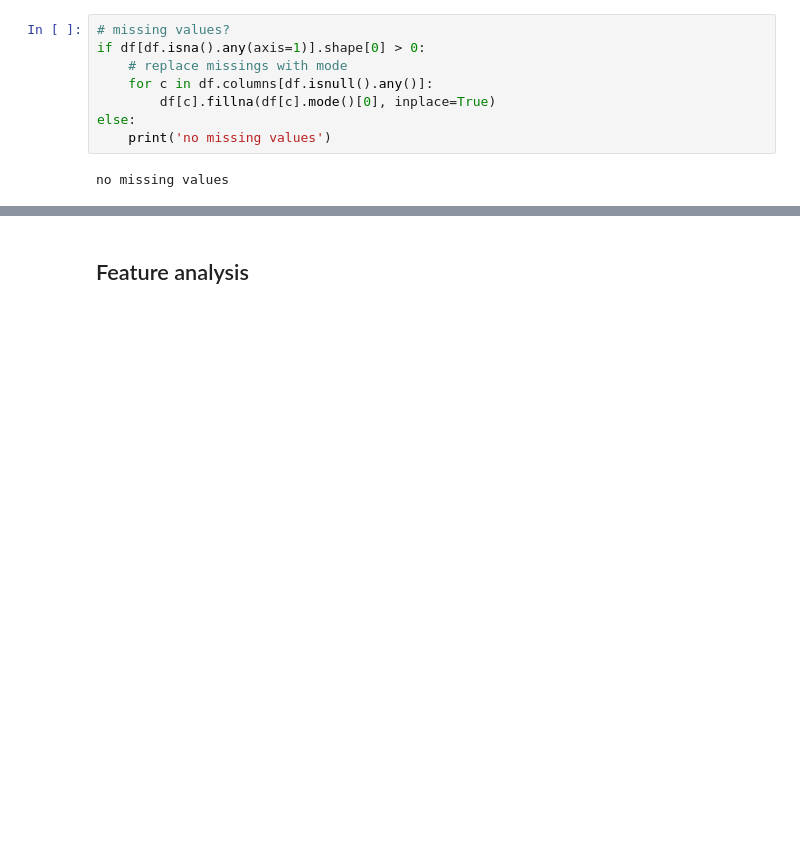
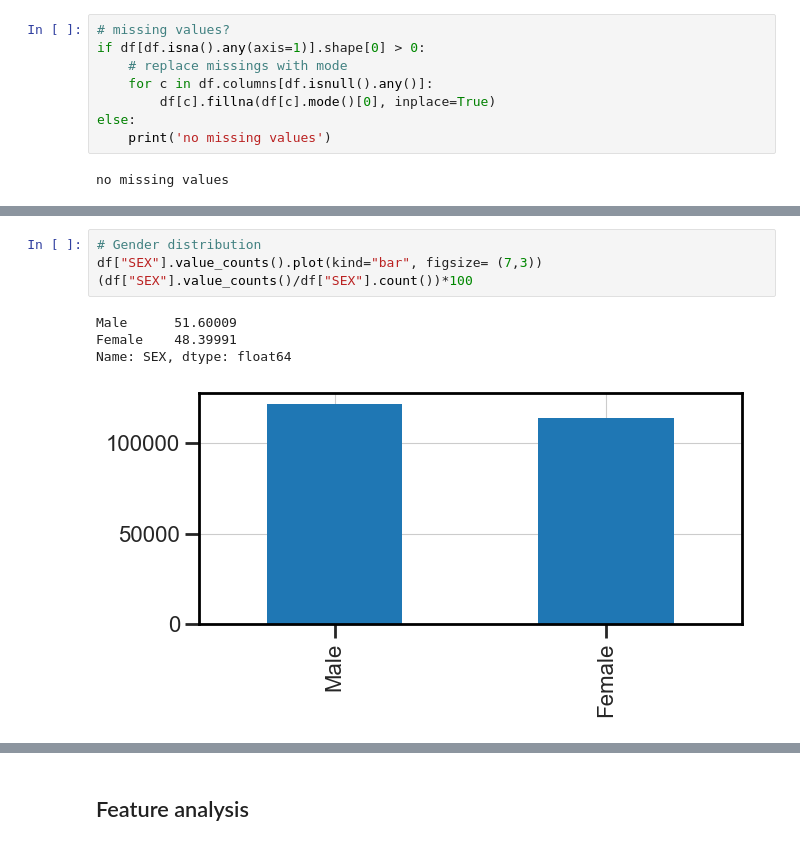
Before and after one commit to cc-jalvarez/weighted-pdp, a Jupyter notebook: src/lar_sec4.ipynb, the cells around one changed output, grey strips where cells are left out. Drawn from its saved outputs; the diff is of its cells as text; blank space fills up the shorter version.

```diff
--- a/src/lar_sec4.ipynb
+++ b/src/lar_sec4.ipynb
@@ -145,0 +211,9 @@ Index([], dtype='object')
+# %%
+# Gender distribution
+df["SEX"].value_counts().plot(kind="bar", figsize= (7,3))
+(df["SEX"].value_counts()/df["SEX"].count())*100
+# %% [output]
+Male      51.60009
+Female    48.39991
+Name: SEX, dtype: float64
+[figure, added]
```
Also changed, not shown: parts of 25 cells of this notebook.
